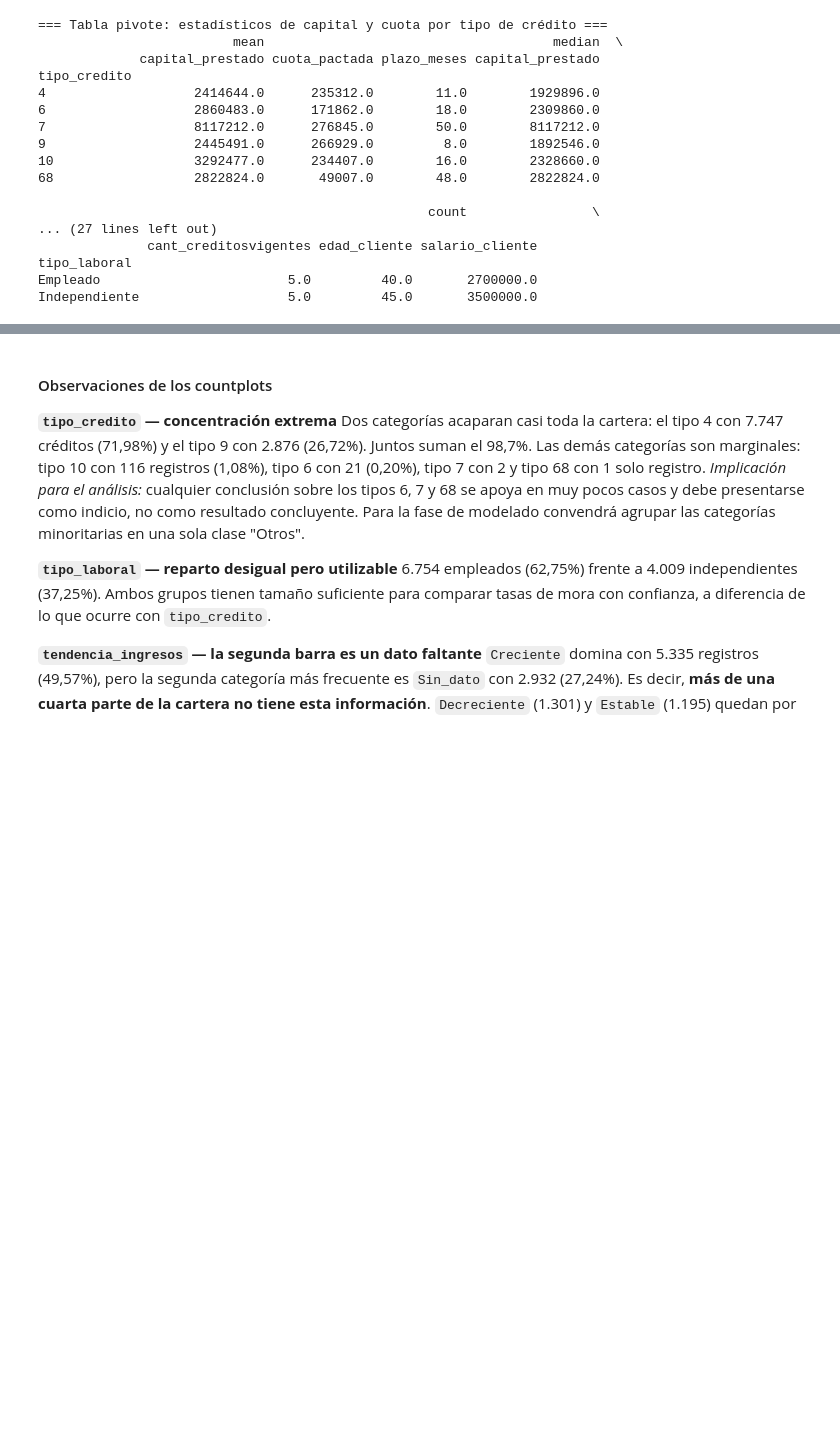
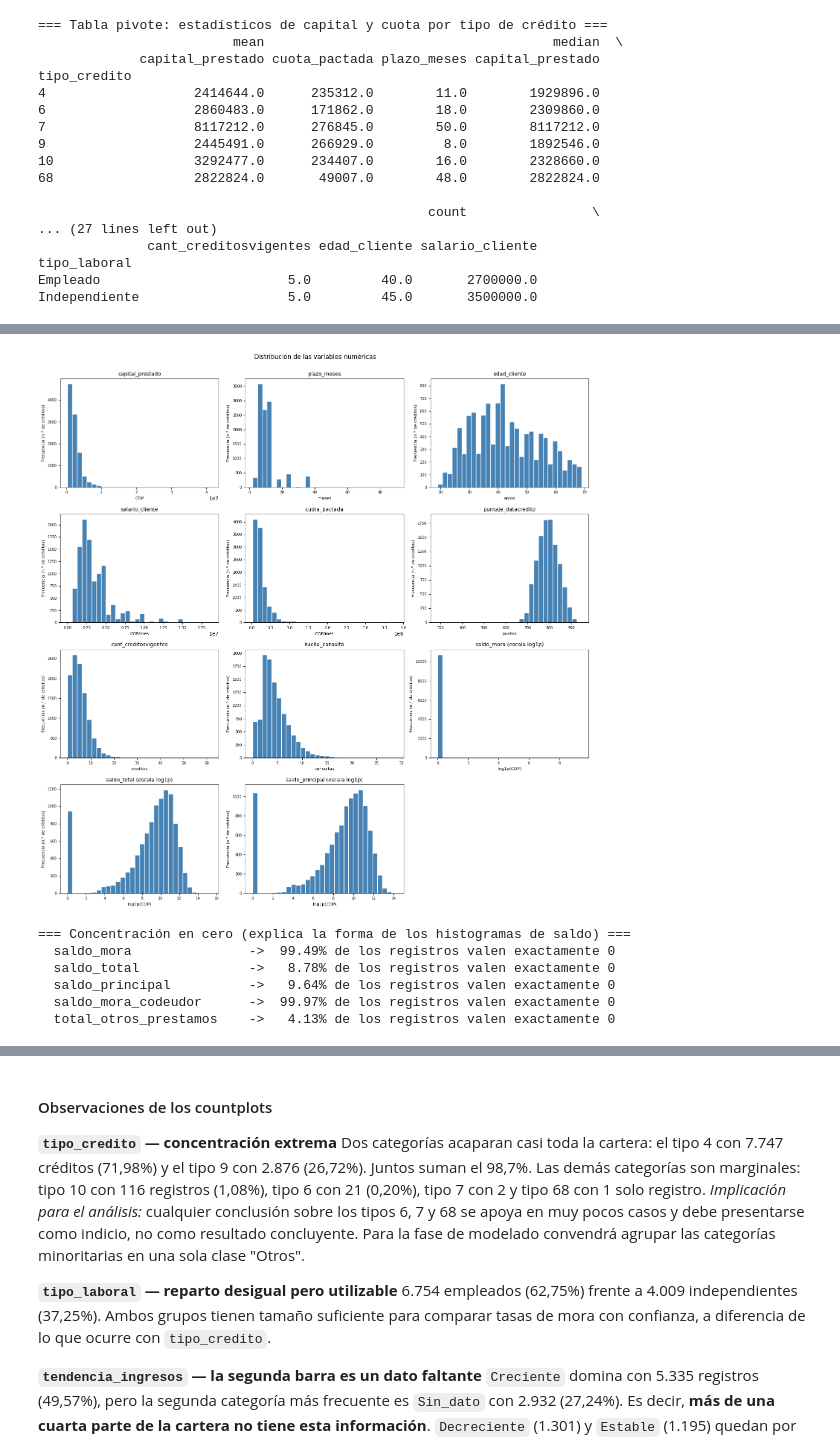
Before and after one commit to papiarcacamilo/MLOPS_CURSE, a Jupyter notebook: src/transformacion_eda.ipynb, the cells around one changed output, grey strips where cells are left out. Cells and saved outputs as stored; diff of their text form; code cells hidden in the pictures; blank space fills up the shorter version.

```diff
--- a/src/transformacion_eda.ipynb
+++ b/src/transformacion_eda.ipynb
@@ -863,20 +1048,3 @@ tipo_credito
 tipo_laboral
 Empleado                        5.0         40.0       2700000.0
 Independiente                   5.0         45.0       3500000.0
-# %%
-# Histogramas de variables numéricas (forma de la distribución)
-import matplotlib.pyplot as plt
-
-vars_hist = ['capital_prestado', 'plazo_meses', 'edad_cliente', 'salario_cliente',
-             'cuota_pactada', 'puntaje_datacredito', 'cant_creditosvigentes',
-             'huella_consulta', 'saldo_mora', 'saldo_total', 'saldo_principal']
-
-fig, axes = plt.subplots(4, 3, figsize=(15, 14))
-axes = axes.flatten()
-for i, col in enumerate(vars_hist):
-    axes[i].hist(df[col].dropna(), bins=30, color='steelblue', edgecolor='white')
-    axes[i].set_title(col)
-for j in range(len(vars_hist), len(axes)):
-    fig.delaxes(axes[j])
-plt.tight_layout()
-plt.show()
@@ -925,0 +1051,46 @@ atributos derivados.
+# %%
+# Histogramas de variables numericas (forma de la distribucion).
+# Las tres variables de saldo concentran mas del 85% de sus valores en cero: en escala
+# original el histograma es una sola barra y no comunica nada. Para ellas se usa log1p,
+# que comprime la cola y permite ver la distribucion de los valores distintos de cero.
+import matplotlib.pyplot as plt
+
+vars_hist = [
+    ('capital_prestado', 'COP', False), ('plazo_meses', 'meses', False),
+    ('edad_cliente', 'anios', False), ('salario_cliente', 'COP/mes', False),
+    ('cuota_pactada', 'COP/mes', False), ('puntaje_datacredito', 'puntos', False),
+    ('cant_creditosvigentes', 'creditos', False), ('huella_consulta', 'consultas', False),
+    ('saldo_mora', 'log1p(COP)', True), ('saldo_total', 'log1p(COP)', True),
+    ('saldo_principal', 'log1p(COP)', True),
+]
+
+fig, axes = plt.subplots(4, 3, figsize=(15, 15))
+axes = axes.flatten()
+for i, (col, unidad, usar_log) in enumerate(vars_hist):
+    serie = df[col].dropna()
+    if usar_log:
+        serie = np.log1p(serie)
+    axes[i].hist(serie, bins=30, color='steelblue', edgecolor='white')
+    axes[i].set_title(f'{col}' + (' (escala log1p)' if usar_log else ''), fontsize=10)
+    axes[i].set_xlabel(unidad, fontsize=8)
+    axes[i].set_ylabel('Frecuencia (n.° de créditos)', fontsize=8)
+    axes[i].tick_params(labelsize=7)
+for j in range(len(vars_hist), len(axes)):
+    fig.delaxes(axes[j])
+plt.suptitle('Distribución de las variables numéricas', y=1.00)
+plt.tight_layout()
+plt.show()
+
+# Proporcion de ceros: dato que explica la forma de los histogramas de saldo
+print("=== Concentración en cero (explica la forma de los histogramas de saldo) ===")
+for col in ['saldo_mora', 'saldo_total', 'saldo_principal', 'saldo_mora_codeudor',
+            'total_otros_prestamos']:
+    print(f"  {col:24s} -> {(df[col] == 0).mean()*100:6.2f}% de los registros valen exactamente 0")
+# %% [output]
+[figure, added]
+=== Concentración en cero (explica la forma de los histogramas de saldo) ===
+  saldo_mora               ->  99.49% de los registros valen exactamente 0
+  saldo_total              ->   8.78% de los registros valen exactamente 0
+  saldo_principal          ->   9.64% de los registros valen exactamente 0
+  saldo_mora_codeudor      ->  99.97% de los registros valen exactamente 0
+  total_otros_prestamos    ->   4.13% de los registros valen exactamente 0
```
Also changed, not shown: parts of 78 cells of this notebook, 3 other files.
